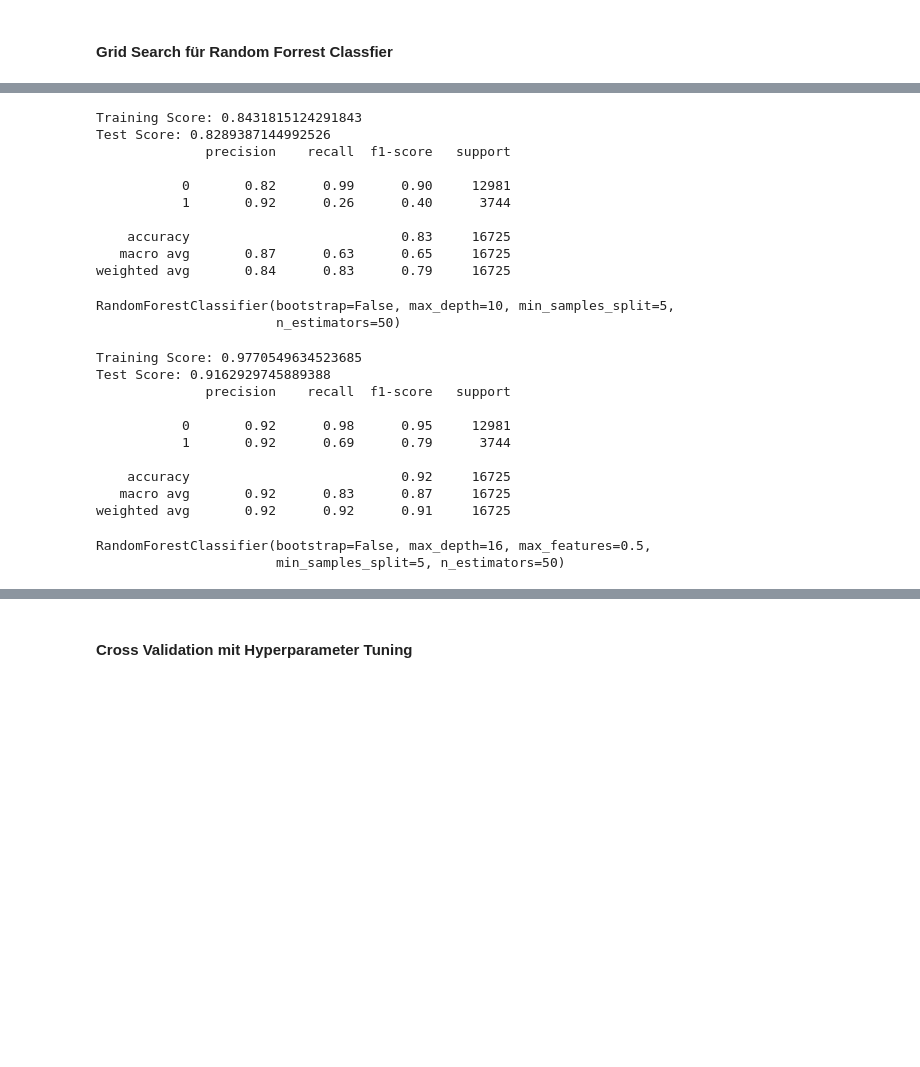
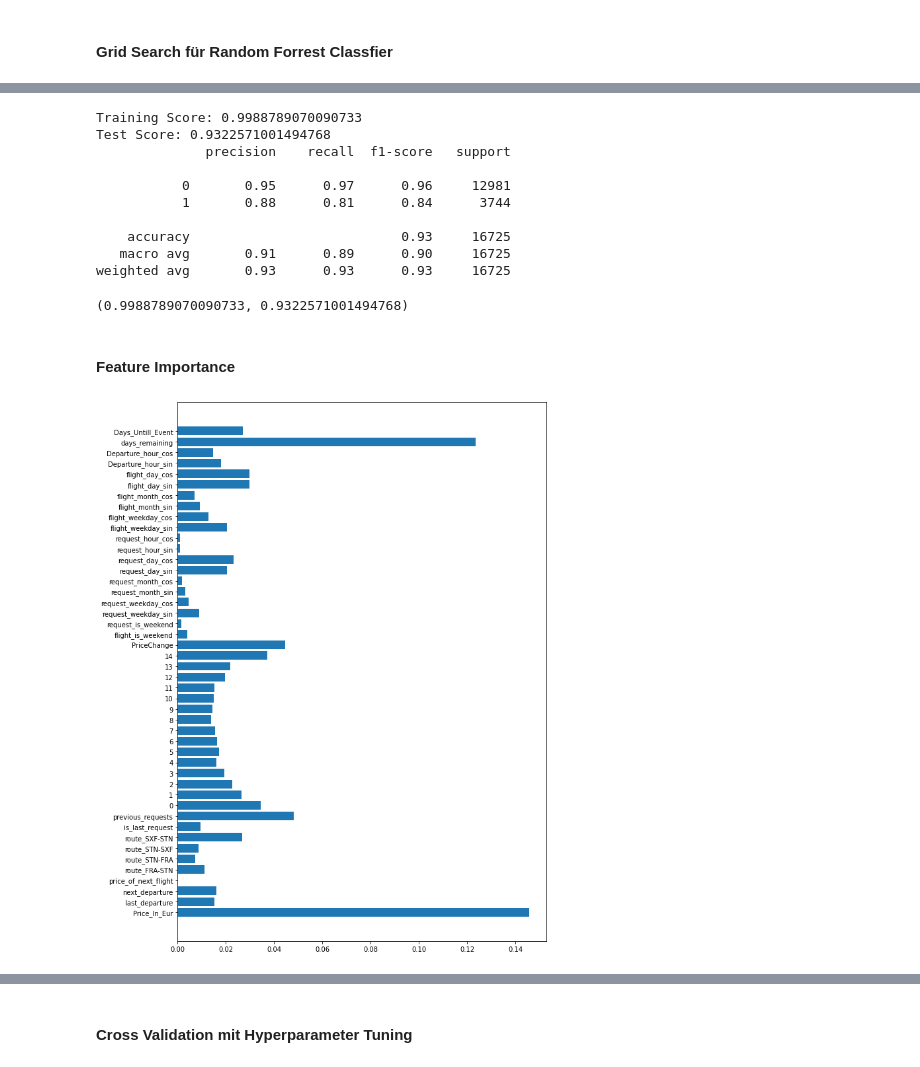
Before and after one commit to max-gmann/DataMiningWaitOrBuy, a Jupyter notebook: Notebooks/3. Model Selection.ipynb, the cells around one changed output, grey strips where cells are left out. Drawn from its saved outputs; the diff is of its cells as text; code cells hidden in the pictures; blank space fills up the shorter version.

```diff
--- a/Notebooks/3. Model Selection.ipynb
+++ b/Notebooks/3. Model Selection.ipynb
@@ -232,17 +304,18 @@ random_grid = {'n_estimators': [50, 200, 400],
 
 cv = RepeatedStratifiedKFold(n_splits=3, n_repeats=2, random_state=1)
 
-rf = RandomForestClassifier()
+rf = RandomForestClassifier(class_weight=classWeight)
 
 rf_random = RandomizedSearchCV(estimator = rf,
                                param_distributions = random_grid,
-                               n_iter = 20,
-                               cv = 5,
-                               verbose=10,
+                               n_iter = 2,
+                               cv = 2,
+                               verbose=99,
                                random_state=42,
                                scoring='accuracy',
-                               n_jobs = -1)
+                               n_jobs = -1,
+                               refit=True)
 
-rf_random.fit(x_train, y_train)
+model = rf_random.fit(x_train, y_train)
 rf_random.best_params_
 # %% [output]
@@ -255,42 +380,29 @@ Fitting 5 folds for each of 20 candidates, totalling 100 fits
 # %%
-evaluate_model(RandomForestClassifier(
-    n_estimators= 50,
-    min_samples_split= 5,
-    # min_samples_leaf= 1,
-    max_features= 'auto',
-    max_depth= 10,
-    bootstrap= False), x_train, y_train, x_test, y_test)
+new_rf = RandomForestClassifier(n_estimators= 100,
+ min_samples_split= 8,
+ max_features=0.5,
+ max_depth= 32,
+ bootstrap= False,
+ class_weight=classWeight)
+new_rf.fit(x_train, y_train)
+evaluate_model(new_rf, x_train, y_train, x_test, y_test, fit=False)
 # %% [output]
-Training Score: 0.8431815124291843
-Test Score: 0.8289387144992526
+Training Score: 0.9988789070090733
+Test Score: 0.9322571001494768
               precision    recall  f1-score   support
 
-           0       0.82      0.99      0.90     12981
-           1       0.92      0.26      0.40      3744
+           0       0.95      0.97      0.96     12981
+           1       0.88      0.81      0.84      3744
 
-    accuracy                           0.83     16725
-   macro avg       0.87      0.63      0.65     16725
-weighted avg       0.84      0.83      0.79     16725
+    accuracy                           0.93     16725
+   macro avg       0.91      0.89      0.90     16725
+weighted avg       0.93      0.93      0.93     16725
-RandomForestClassifier(bootstrap=False, max_depth=10, min_samples_split=5,
-                       n_estimators=50)
+(0.9988789070090733, 0.9322571001494768)
-# %%
-evaluate_model(RandomForestClassifier(
-    n_estimators= 50,
-    min_samples_split= 5,
-    # min_samples_leaf= 1,
-    max_features= 0.5,
-    max_depth= 16,
-    bootstrap= False), x_train, y_train, x_test, y_test)
-# %% [output]
-Training Score: 0.9770549634523685
-Test Score: 0.9162929745889388
-              precision    recall  f1-score   support
-
-           0       0.92      0.98      0.95     12981
-           1       0.92      0.69      0.79      3744
-
-    accuracy                           0.92     16725
-   macro avg       0.92      0.83      0.87     16725
-weighted avg       0.92      0.92      0.91     16725
-RandomForestClassifier(bootstrap=False, max_depth=16, max_features=0.5,
-                       min_samples_split=5, n_estimators=50)
+# %% [markdown]
+#### Feature Importance
+# %%
+plt.rcParams["figure.figsize"] = [10, 15]
+plt.barh(x_train.columns, new_rf.feature_importances_)
+plt.savefig('../Ressources/rf_feature_importance.png')
+# %% [output]
+[figure, added]
```
Also changed, not shown: parts of 40 cells of this notebook, 9 other files.
